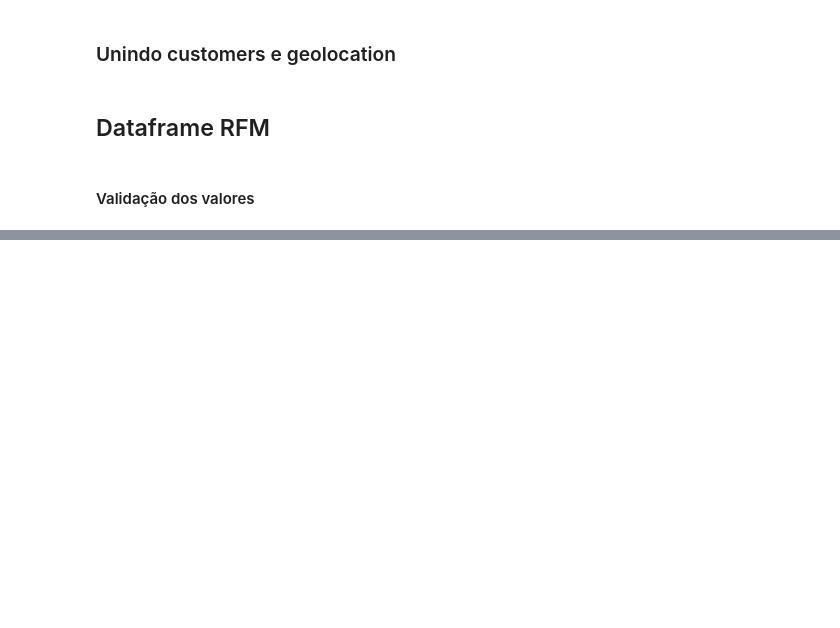
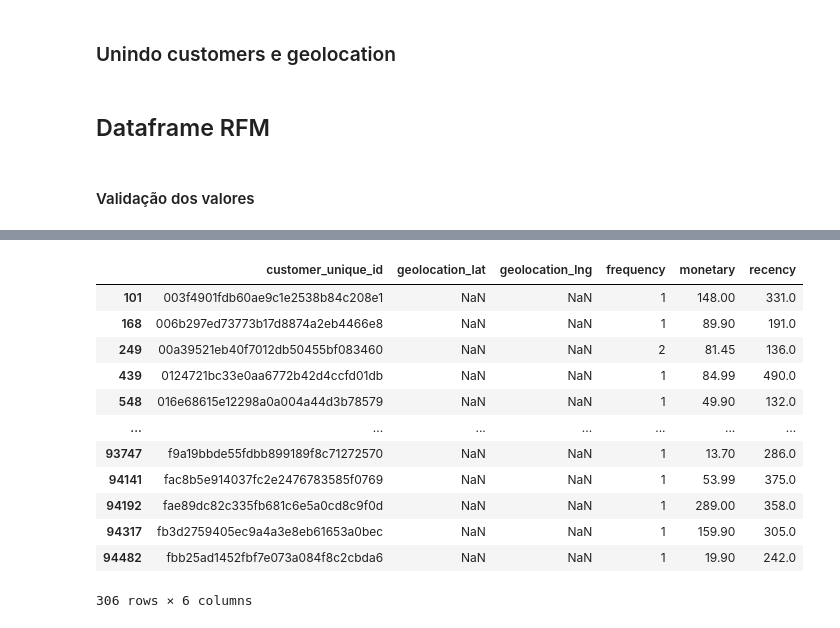
Before and after one commit to gabedewitt/Ollist_End_to_End, a Jupyter notebook: notebooks/Agrupamento de Clientes - Criando base.ipynb, the cells around one changed output, grey strips where cells are left out. Drawn from its saved outputs; the diff is of its cells as text; code cells hidden in the pictures; blank space fills up the shorter version.

```diff
--- a/notebooks/Agrupamento de Clientes - Criando base.ipynb
+++ b/notebooks/Agrupamento de Clientes - Criando base.ipynb
@@ -250,0 +254,16 @@ order_items[order_items.order_id.isin(order_list)]
+# %%
+df_rfm[df_rfm.geolocation_lat.isnull()]
+# %% [output]
+|  | customer_unique_id | geolocation_lat | geolocation_lng | frequency | monetary | recency |
+| 101 | 003f4901fdb60ae9c1e2538b84c208e1 | NaN | NaN | 1 | 148.00 | 331.0 |
+| 168 | 006b297ed73773b17d8874a2eb4466e8 | NaN | NaN | 1 | 89.90 | 191.0 |
+| 249 | 00a39521eb40f7012db50455bf083460 | NaN | NaN | 2 | 81.45 | 136.0 |
+| 439 | 0124721bc33e0aa6772b42d4ccfd01db | NaN | NaN | 1 | 84.99 | 490.0 |
+| 548 | 016e68615e12298a0a004a44d3b78579 | NaN | NaN | 1 | 49.90 | 132.0 |
+| ... | ... | ... | ... | ... | ... | ... |
+| 93747 | f9a19bbde55fdbb899189f8c71272570 | NaN | NaN | 1 | 13.70 | 286.0 |
+| 94141 | fac8b5e914037fc2e2476783585f0769 | NaN | NaN | 1 | 53.99 | 375.0 |
+| 94192 | fae89dc82c335fb681c6e5a0cd8c9f0d | NaN | NaN | 1 | 289.00 | 358.0 |
+| 94317 | fb3d2759405ec9a4a3e8eb61653a0bec | NaN | NaN | 1 | 159.90 | 305.0 |
+| 94482 | fbb25ad1452fbf7e073a084f8c2cbda6 | NaN | NaN | 1 | 19.90 | 242.0 |
+306 rows × 6 columns
```
Also changed, not shown: parts of 8 cells of this notebook, 2 other files.
